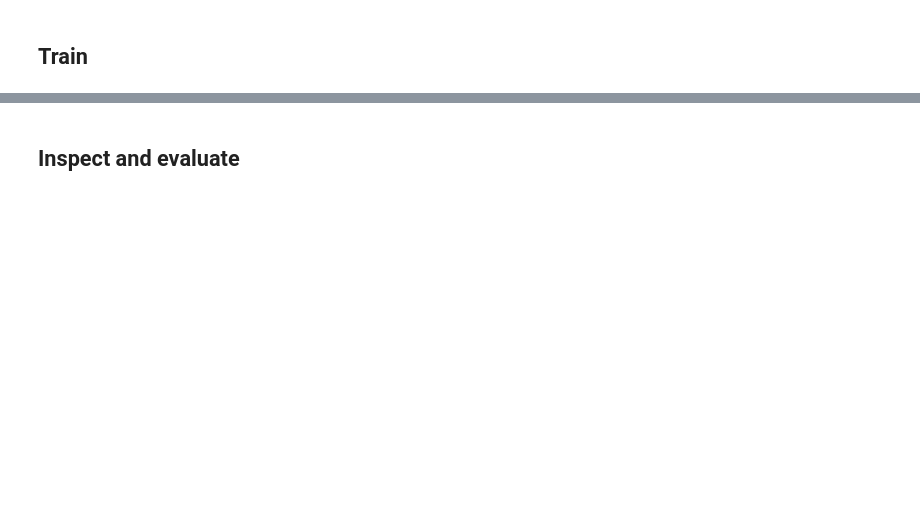
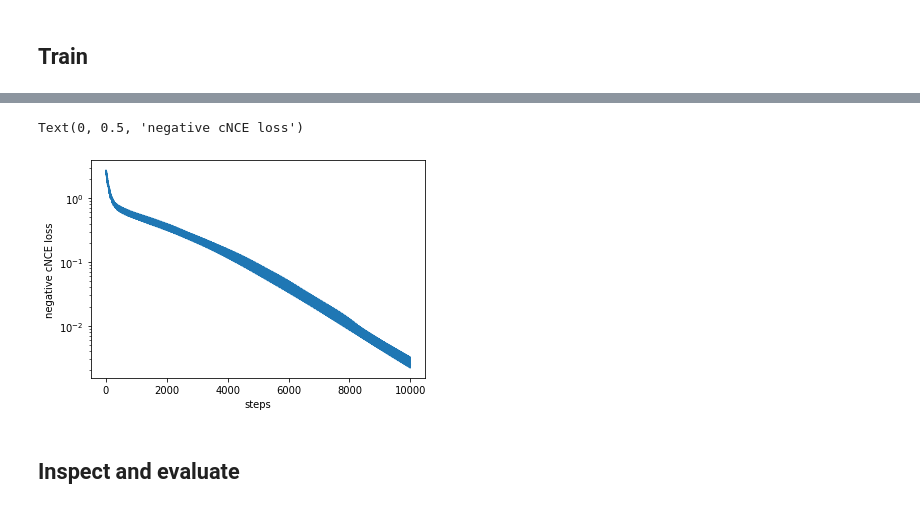
Before and after one commit to TobiasNorlund/learning-feature-representations, a Jupyter notebook: src/Exercise 2 - cNCE.ipynb, the cells around one changed output, grey strips where cells are left out. Drawn from its saved outputs; the diff is of its cells as text; code cells hidden in the pictures; blank space fills up the shorter version.

```diff
--- a/src/Exercise 2 - cNCE.ipynb
+++ b/src/Exercise 2 - cNCE.ipynb
@@ -77,3 +60,11 @@ Evaluating...
+# %%
+plt.plot(losses)
+plt.yscale("log")
+plt.xlabel("steps")
+plt.ylabel("negative cNCE loss")
+# %% [output]
+Text(0, 0.5, 'negative cNCE loss')
+[figure, added]
 # %% [markdown]
 ## Inspect and evaluate
 # %%
```
Also changed, not shown: parts of 13 cells of this notebook.
